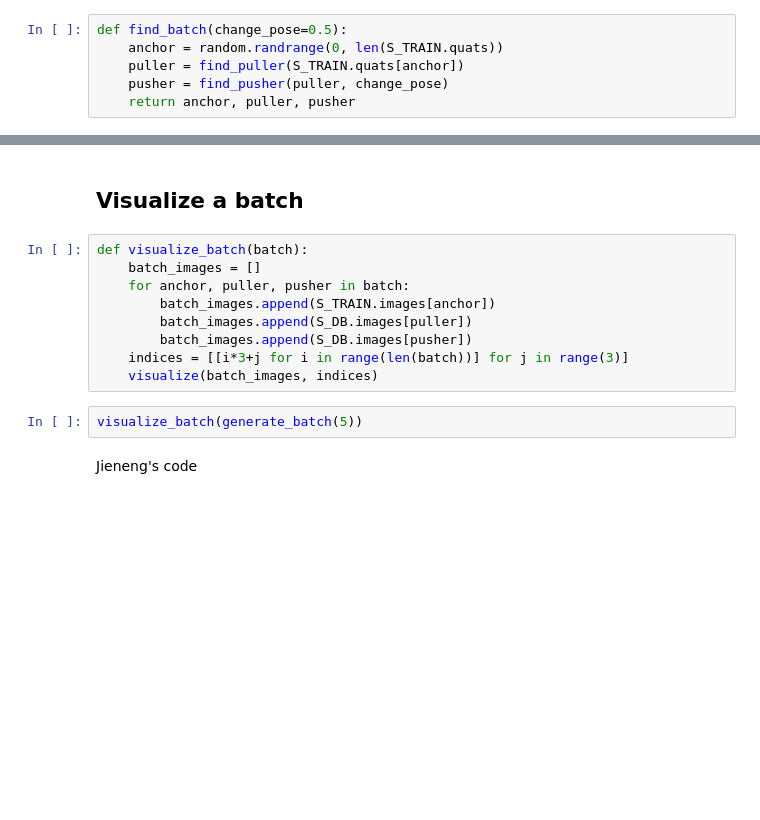
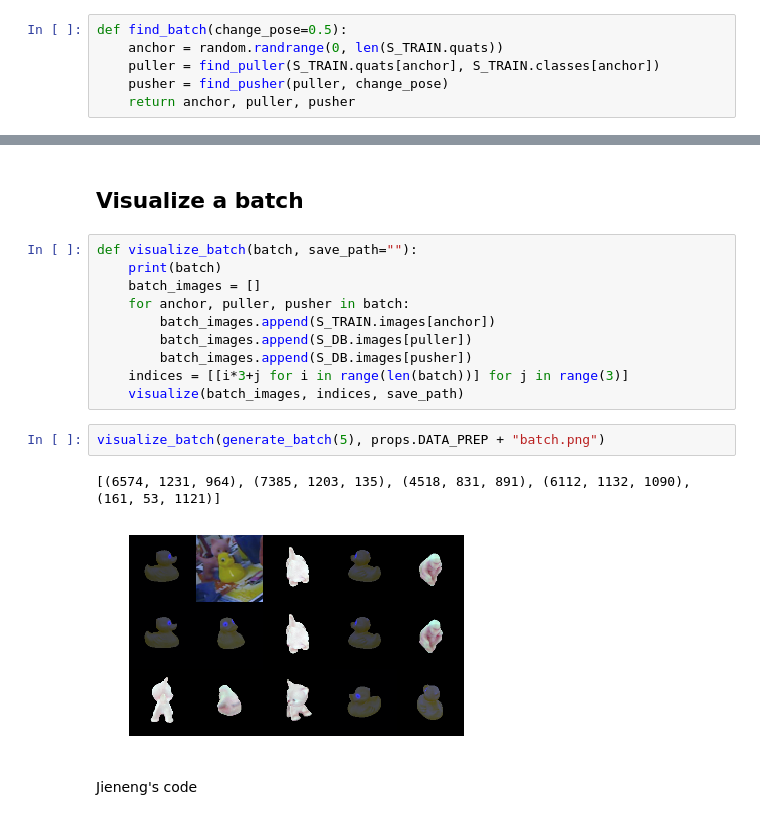
Before and after one commit to Zhuyue0324/TDCV, a Jupyter notebook: ex3/TDCVex3.ipynb, the cells around one changed output, grey strips where cells are left out. Drawn from its saved outputs; the diff is of its cells as text; blank space fills up the shorter version.

```diff
--- a/ex3/TDCVex3.ipynb
+++ b/ex3/TDCVex3.ipynb
@@ -272,7 +321,7 @@ Pusher examples:        526     58      447     1126    309     592     374
 # %%
 def find_batch(change_pose=0.5):
     anchor = random.randrange(0, len(S_TRAIN.quats))
-    puller = find_puller(S_TRAIN.quats[anchor])
+    puller = find_puller(S_TRAIN.quats[anchor], S_TRAIN.classes[anchor])
     pusher = find_pusher(puller, change_pose)
     return anchor, puller, pusher
 # %%
@@ -292,16 +341,20 @@ print(generate_batch(5))
 # %% [markdown]
 ## Visualize a batch
 # %%
-def visualize_batch(batch):
+def visualize_batch(batch, save_path=""):
+    print(batch)
     batch_images = []
     for anchor, puller, pusher in batch:
         batch_images.append(S_TRAIN.images[anchor])
         batch_images.append(S_DB.images[puller])
         batch_images.append(S_DB.images[pusher])
     indices = [[i*3+j for i in range(len(batch))] for j in range(3)]
-    visualize(batch_images, indices)
+    visualize(batch_images, indices, save_path)
 # %%
-visualize_batch(generate_batch(5))
+visualize_batch(generate_batch(5), props.DATA_PREP + "batch.png")
+# %% [output]
+[(6574, 1231, 964), (7385, 1203, 135), (4518, 831, 891), (6112, 1132, 1090), (161, 53, 1121)]
+[figure, added]
 # %% [markdown]
 Jieneng's code
 # %%
```
Also changed, not shown: parts of 16 cells of this notebook.
